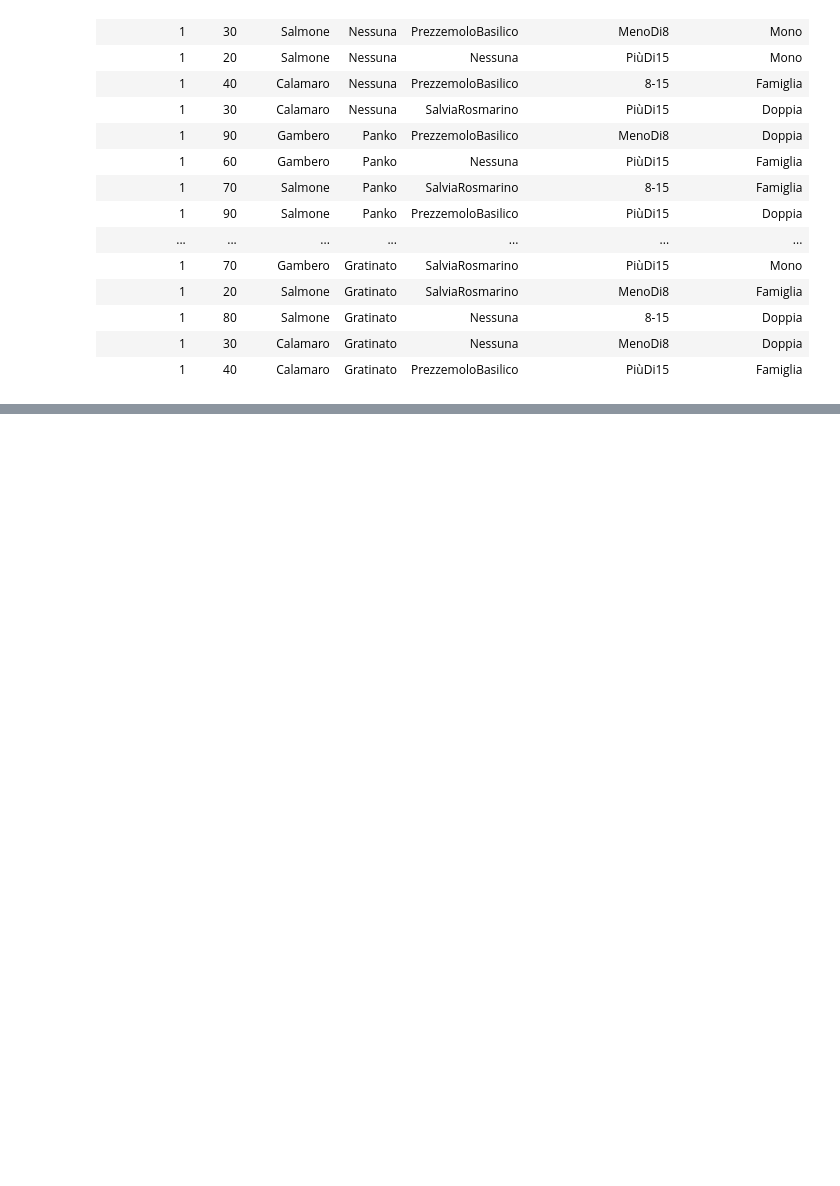
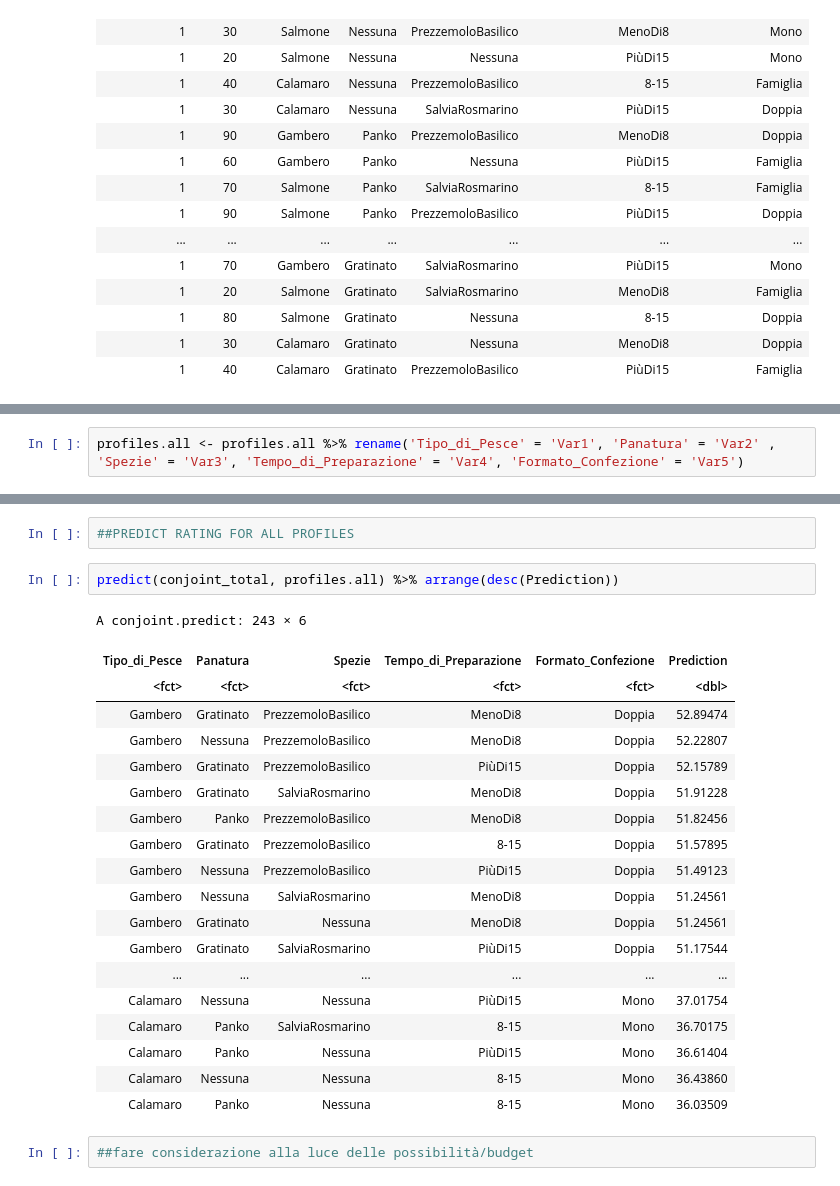
Before and after one commit to AngelicaLongo/Marketing-analytics-, a Jupyter notebook: conjoint1.ipynb, the cells around one changed output, grey strips where cells are left out. Saved outputs shown, nothing was run; the diff lists cells and outputs as text; blank space fills up the shorter version.

```diff
--- a/conjoint1.ipynb
+++ b/conjoint1.ipynb
@@ -503,0 +619,2 @@ summary(conjoint_total)
+# %%
+profiles.all <- profiles.all %>% rename('Tipo_di_Pesce' = 'Var1', 'Panatura' = 'Var2' , 'Spezie' = 'Var3', 'Tempo_di_Preparazione' = 'Var4', 'Formato_Confezione' = 'Var5')
@@ -503,0 +643,26 @@ summary(conjoint_total)
+# %%
+##PREDICT RATING FOR ALL PROFILES
+# %%
+predict(conjoint_total, profiles.all) %>% arrange(desc(Prediction))
+# %% [output]
+A conjoint.predict: 243 × 6
+| Tipo_di_Pesce | Panatura | Spezie | Tempo_di_Preparazione | Formato_Confezione | Prediction |
+| <fct> | <fct> | <fct> | <fct> | <fct> | <dbl> |
+| Gambero | Gratinato | PrezzemoloBasilico | MenoDi8 | Doppia | 52.89474 |
+| Gambero | Nessuna | PrezzemoloBasilico | MenoDi8 | Doppia | 52.22807 |
+| Gambero | Gratinato | PrezzemoloBasilico | PiùDi15 | Doppia | 52.15789 |
+| Gambero | Gratinato | SalviaRosmarino | MenoDi8 | Doppia | 51.91228 |
+| Gambero | Panko | PrezzemoloBasilico | MenoDi8 | Doppia | 51.82456 |
+| Gambero | Gratinato | PrezzemoloBasilico | 8-15 | Doppia | 51.57895 |
+| Gambero | Nessuna | PrezzemoloBasilico | PiùDi15 | Doppia | 51.49123 |
+| Gambero | Nessuna | SalviaRosmarino | MenoDi8 | Doppia | 51.24561 |
+| Gambero | Gratinato | Nessuna | MenoDi8 | Doppia | 51.24561 |
+| Gambero | Gratinato | SalviaRosmarino | PiùDi15 | Doppia | 51.17544 |
+| ... | ... | ... | ... | ... | ... |
+| Calamaro | Nessuna | Nessuna | PiùDi15 | Mono | 37.01754 |
+| Calamaro | Panko | SalviaRosmarino | 8-15 | Mono | 36.70175 |
+| Calamaro | Panko | Nessuna | PiùDi15 | Mono | 36.61404 |
+| Calamaro | Nessuna | Nessuna | 8-15 | Mono | 36.43860 |
+| Calamaro | Panko | Nessuna | 8-15 | Mono | 36.03509 |
+# %%
+##fare considerazione alla luce delle possibilità/budget
```
Also changed, not shown: parts of 17 cells of this notebook.
